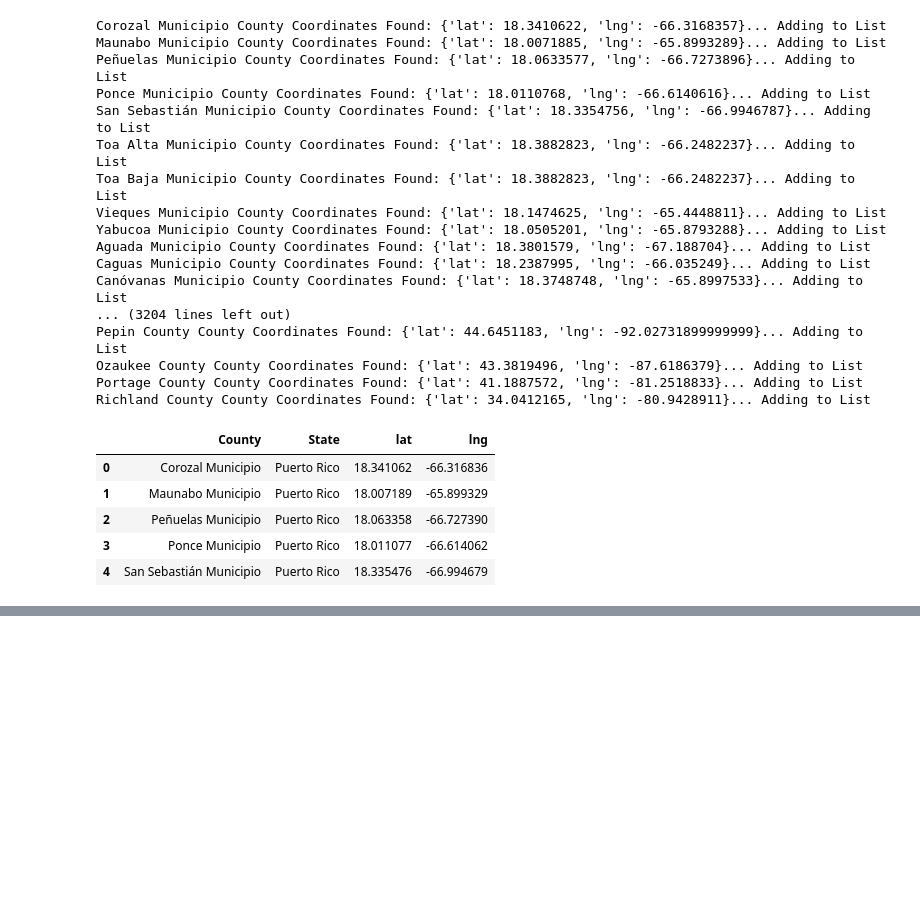
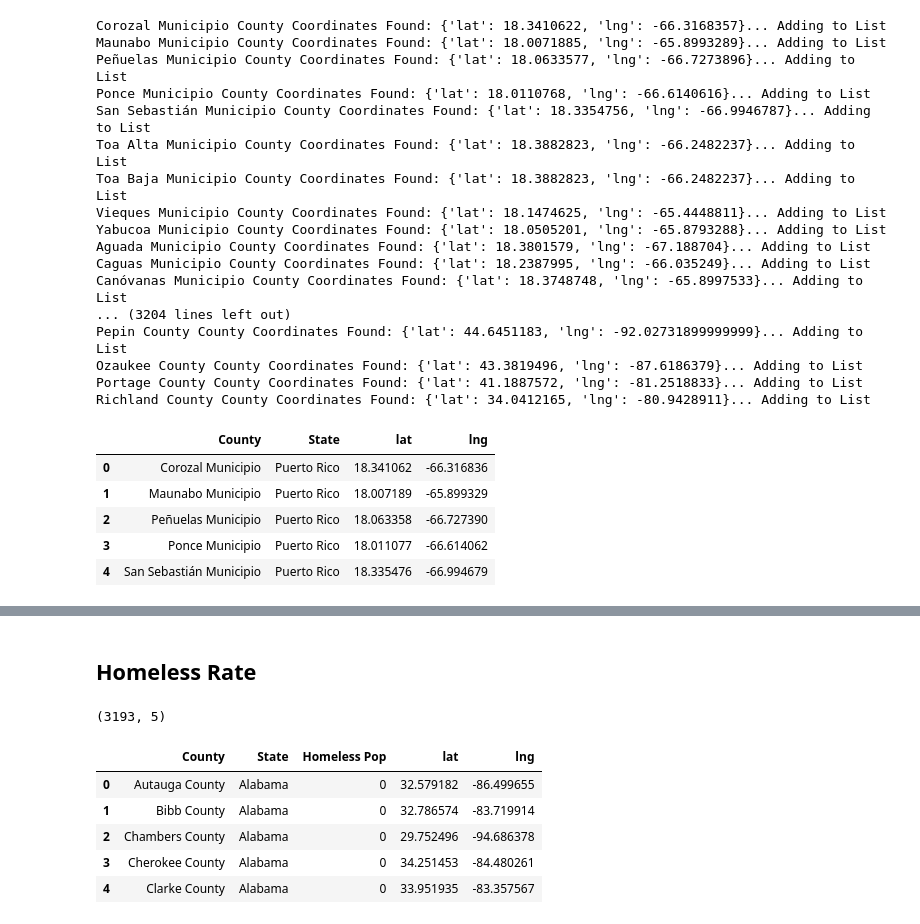
Before and after one commit to sbogdan-sb/Data_Viz_Project, a Jupyter notebook: Joey/joey_code.ipynb, the cells around one changed output, grey strips where cells are left out. Saved outputs shown, nothing was run; the diff lists cells and outputs as text; code cells hidden in the pictures; blank space fills up the shorter version.

```diff
--- a/Joey/joey_code.ipynb
+++ b/Joey/joey_code.ipynb
@@ -161,0 +169,39 @@ print('''
+# %% [markdown]
+## Homeless Rate
+# %%
+url = "https://api.census.gov/data/2010/dec/sf1?get=PCT020B027,PCT020D027,PCT020E027,PCT021093,PCT021061,PCT021029,PCT021190,PCT021126,PCT021158,PCT020H027,PCT020A027,PCT020I027,PCT020C027,PCT020027,PCT020F027,PCT020G027,NAME&for=county:*&key=bdb18cf93fde53cedda10d62ee24bc6d29e147e5"
+response = requests.get(url)
+response_json = response.json()
+
+census_pd = pd.DataFrame(response_json)
+
+census_pd.columns = census_pd.iloc[0]
+census_pd = census_pd[1:]
+
+census_pd["County"] = census_pd["NAME"].str.split(pat=",", expand=True)[0]
+census_pd["State"] = census_pd["NAME"].str.split(pat=",", expand=True)[1]
+
+del census_pd["state"]
+del census_pd["county"]
+del census_pd["NAME"]
+
+cols = census_pd.columns.drop(["County","State"])
+
+census_pd[cols] = census_pd[cols].apply(pd.to_numeric)
+
+census_pd["Homeless Pop"] = census_pd.sum(axis=1)
+
+final_data = census_pd[["County", "State", "Homeless Pop"]]
+
+# Merge two dataframes using an inner join
+merge_table_homeless = pd.merge(final_data, county_coordinates, on=["County","State"])
+print(merge_table_homeless.shape)
+merge_table_homeless.head()
+# %% [output]
+(3193, 5)
+|  | County | State | Homeless Pop | lat | lng |
+| 0 | Autauga County | Alabama | 0 | 32.579182 | -86.499655 |
+| 1 | Bibb County | Alabama | 0 | 32.786574 | -83.719914 |
+| 2 | Chambers County | Alabama | 0 | 29.752496 | -94.686378 |
+| 3 | Cherokee County | Alabama | 0 | 34.251453 | -84.480261 |
+| 4 | Clarke County | Alabama | 0 | 33.951935 | -83.357567 |
```
Also changed, not shown: parts of 13 cells of this notebook, 1 other file.
